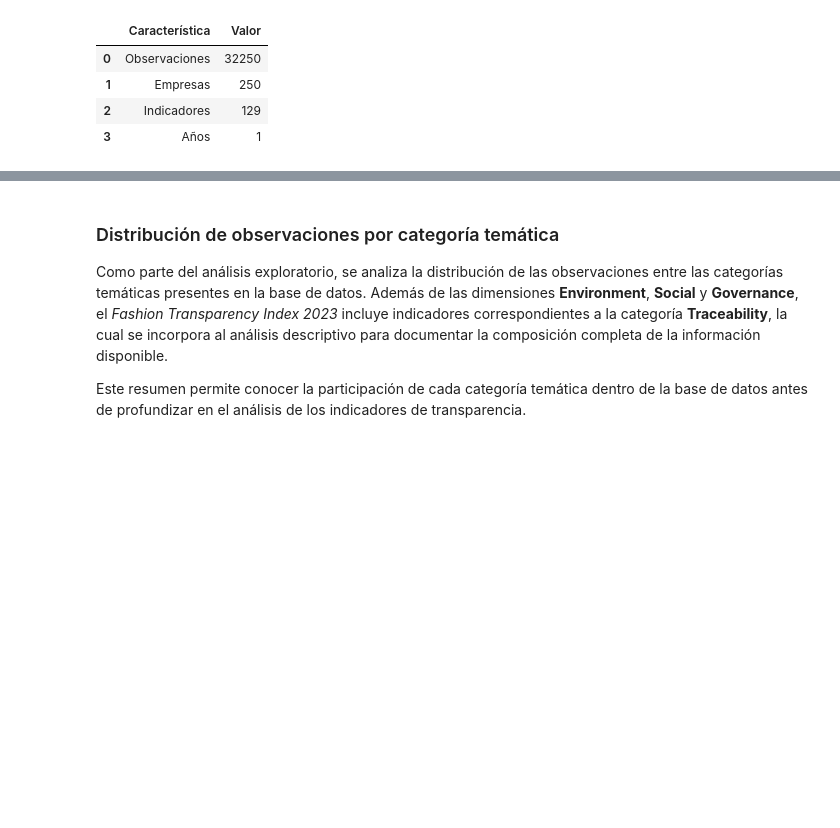
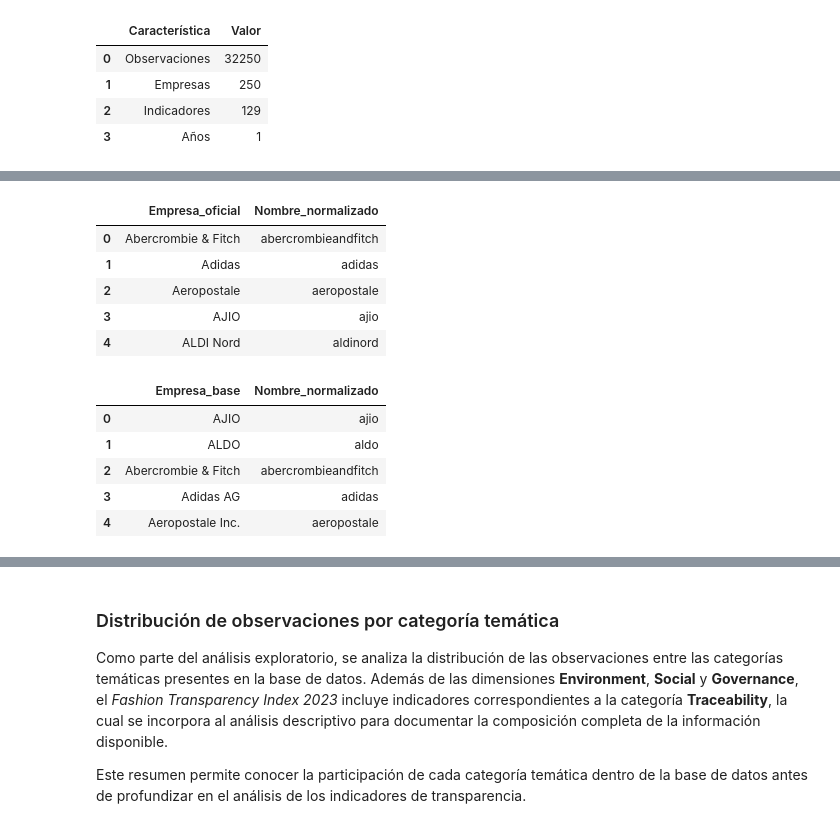
Before and after one commit to avrilsalazarrodriguez/fashion-transparency-index-2023, a Jupyter notebook: scripts/03_Analisis_exploratorio_de_datos.ipynb, the cells around one changed output, grey strips where cells are left out. Saved outputs shown, nothing was run; the diff lists cells and outputs as text; code cells hidden in the pictures; blank space fills up the shorter version.

```diff
--- a/scripts/03_Analisis_exploratorio_de_datos.ipynb
+++ b/scripts/03_Analisis_exploratorio_de_datos.ipynb
@@ -178,0 +553,41 @@ display(resumen_base)
+# %%
+# Creamos una tabla con los nombres del informe oficial
+
+tabla_empresas_oficial = pd.DataFrame({
+    "Empresa_oficial": empresas_informe_oficial
+})
+
+tabla_empresas_oficial["Nombre_normalizado"] = (
+    tabla_empresas_oficial["Empresa_oficial"]
+    .apply(normalizar_nombre)
+)
+
+
+# Creamos una tabla con los nombres de la base integrada
+tabla_empresas_base = pd.DataFrame({
+    "Empresa_base": empresas_base
+})
+
+tabla_empresas_base["Nombre_normalizado"] = (
+    tabla_empresas_base["Empresa_base"]
+    .apply(normalizar_nombre)
+)
+
+
+# Mostramos las primeras observaciones para verificar
+# que la normalización se realizó correctamente.
+display(tabla_empresas_oficial.head())
+display(tabla_empresas_base.head())
+# %% [output]
+|  | Empresa_oficial | Nombre_normalizado |
+| 0 | Abercrombie & Fitch | abercrombieandfitch |
+| 1 | Adidas | adidas |
+| 2 | Aeropostale | aeropostale |
+| 3 | AJIO | ajio |
+| 4 | ALDI Nord | aldinord |
+|  | Empresa_base | Nombre_normalizado |
+| 0 | AJIO | ajio |
+| 1 | ALDO | aldo |
+| 2 | Abercrombie & Fitch | abercrombieandfitch |
+| 3 | Adidas AG | adidas |
+| 4 | Aeropostale Inc. | aeropostale |
```
Also changed, not shown: parts of 24 cells of this notebook, 1 other file.
